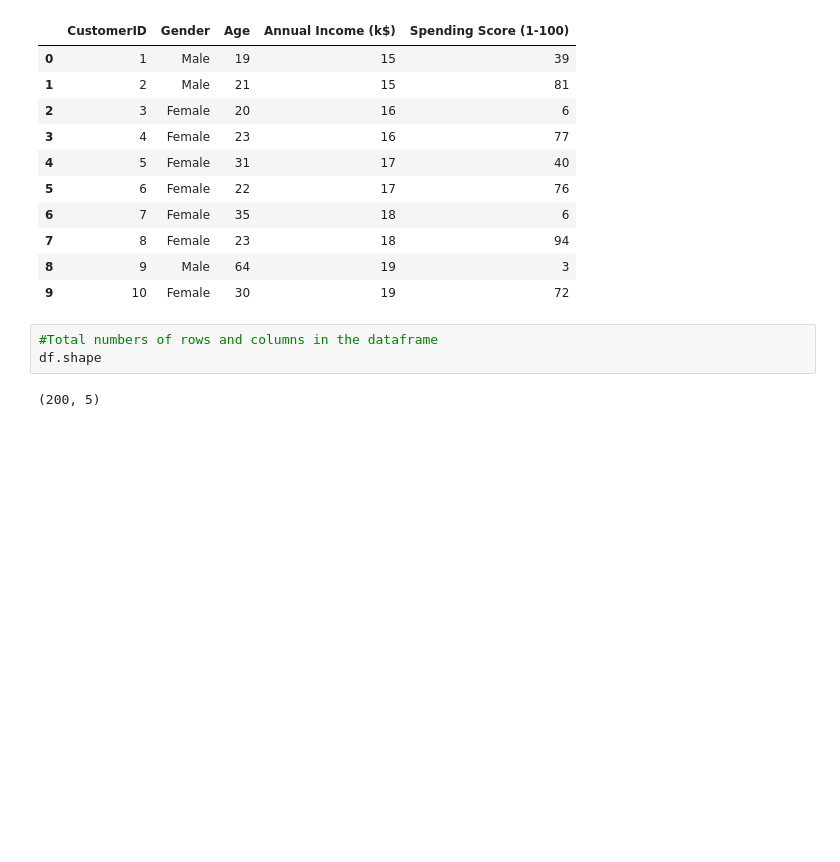
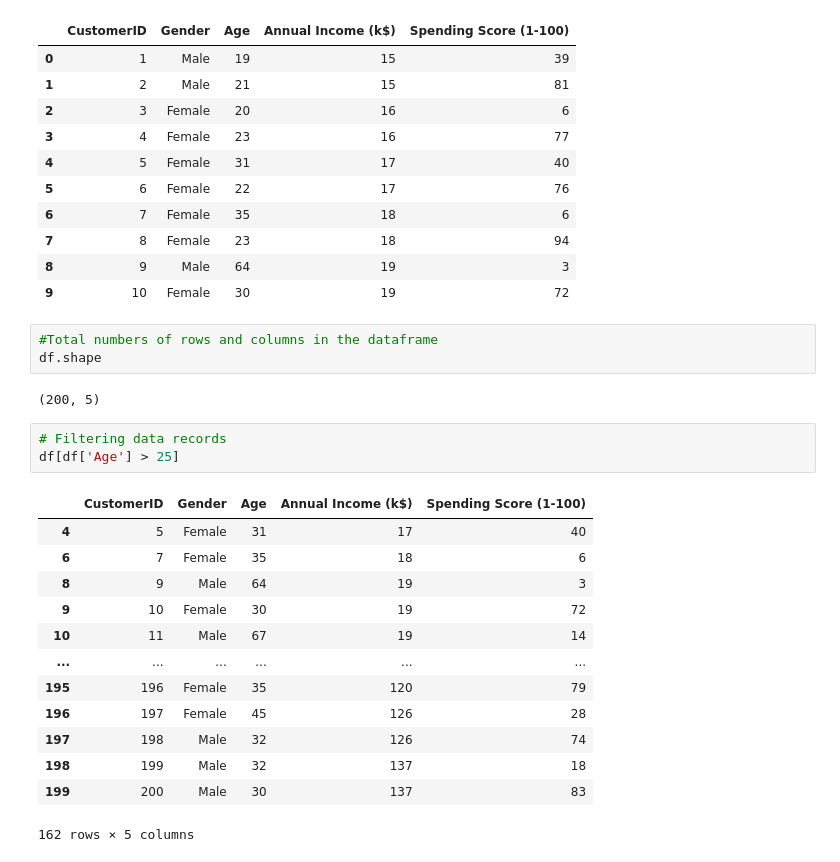
Before and after one commit to genaicodealchemy/python-basics, a Jupyter notebook: pandas_part1.ipynb, the cells around one changed output. Drawn from its saved outputs; the diff is of its cells as text; blank space fills up the shorter version.

```diff
--- a/pandas_part1.ipynb
+++ b/pandas_part1.ipynb
@@ -171,3 +171,20 @@ df.head(10)
 df.shape
 # %% [output]
 (200, 5)
+# %%
+# Filtering data records
+df[df['Age'] > 25]
+# %% [output]
+|  | CustomerID | Gender | Age | Annual Income (k$) | Spending Score (1-100) |
+| 4 | 5 | Female | 31 | 17 | 40 |
+| 6 | 7 | Female | 35 | 18 | 6 |
+| 8 | 9 | Male | 64 | 19 | 3 |
+| 9 | 10 | Female | 30 | 19 | 72 |
+| 10 | 11 | Male | 67 | 19 | 14 |
+| ... | ... | ... | ... | ... | ... |
+| 195 | 196 | Female | 35 | 120 | 79 |
+| 196 | 197 | Female | 45 | 126 | 28 |
+| 197 | 198 | Male | 32 | 126 | 74 |
+| 198 | 199 | Male | 32 | 137 | 18 |
+| 199 | 200 | Male | 30 | 137 | 83 |
+162 rows × 5 columns
```
Also changed, not shown: parts of 7 cells of this notebook.
